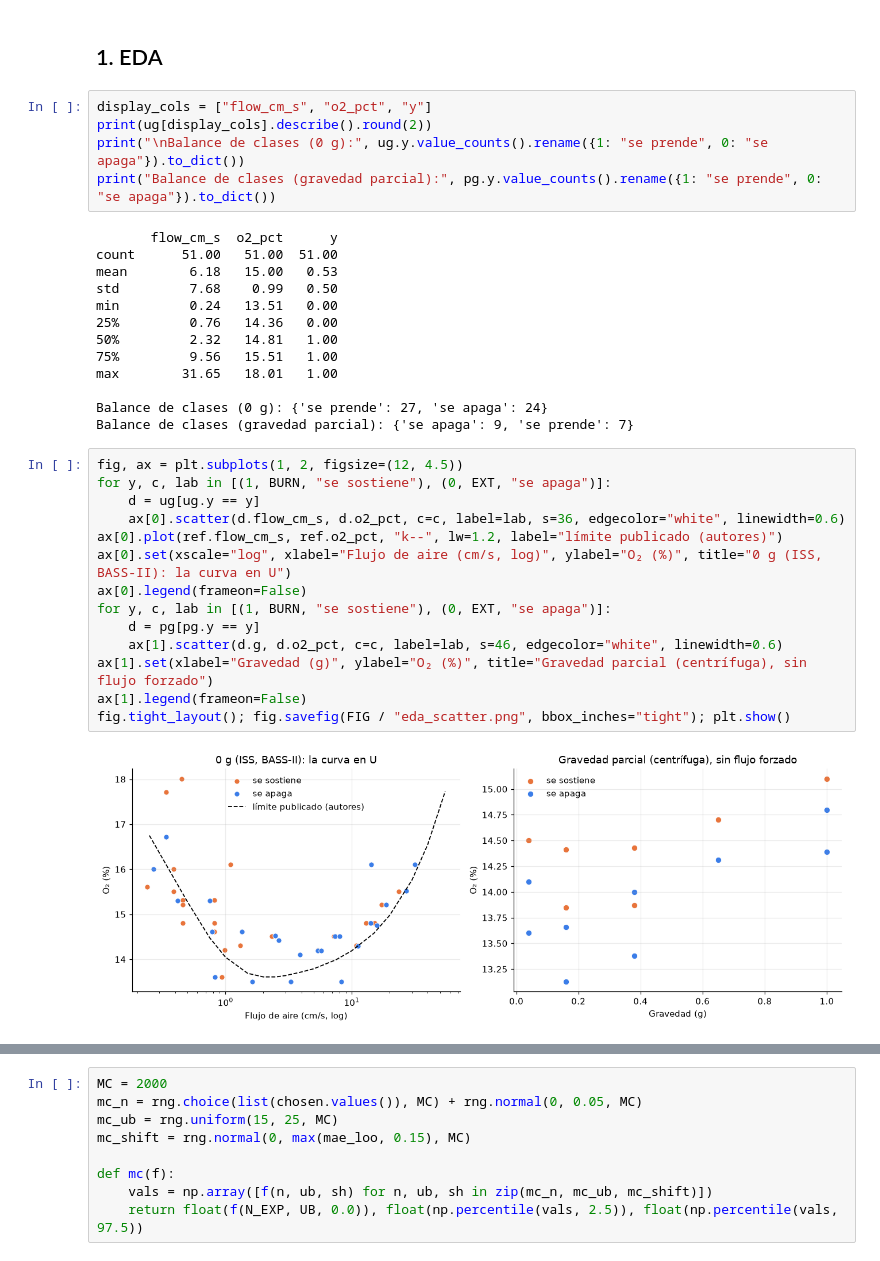
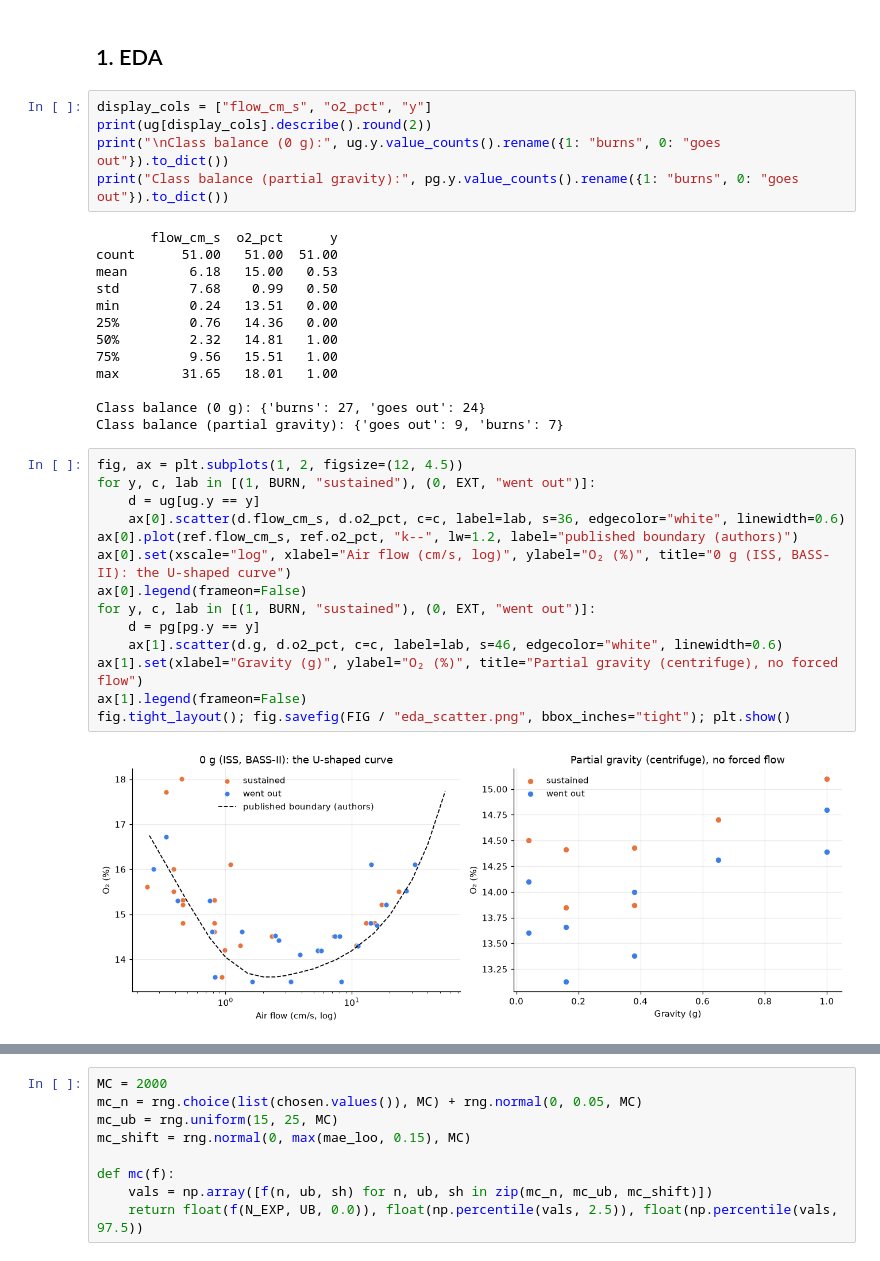
Before and after one commit to bvgori/flame-in-freefall, a Jupyter notebook: ml/flammability.ipynb, the cells around one changed output, grey strips where cells are left out. Cells and saved outputs as stored; diff of their text form.

```diff
--- a/ml/flammability.ipynb
+++ b/ml/flammability.ipynb
@@ -53,8 +53,8 @@ Entrenamiento (0 g): 51 ensayos | Validación (gravedad parcial): 16 ensayos
 # %%
 display_cols = ["flow_cm_s", "o2_pct", "y"]
 print(ug[display_cols].describe().round(2))
-print("\nBalance de clases (0 g):", ug.y.value_counts().rename({1: "se prende", 0: "se apaga"}).to_dict())
-print("Balance de clases (gravedad parcial):", pg.y.value_counts().rename({1: "se prende", 0: "se apaga"}).to_dict())
+print("\nClass balance (0 g):", ug.y.value_counts().rename({1: "burns", 0: "goes out"}).to_dict())
+print("Class balance (partial gravity):", pg.y.value_counts().rename({1: "burns", 0: "goes out"}).to_dict())
 # %% [output]
        flow_cm_s  o2_pct      y
 count      51.00   51.00  51.00
@@ -66,21 +66,21 @@ min         0.24   13.51   0.00
 75%         9.56   15.51   1.00
 max        31.65   18.01   1.00
 
-Balance de clases (0 g): {'se prende': 27, 'se apaga': 24}
-Balance de clases (gravedad parcial): {'se apaga': 9, 'se prende': 7}
+Class balance (0 g): {'burns': 27, 'goes out': 24}
+Class balance (partial gravity): {'goes out': 9, 'burns': 7}
 # %%
 fig, ax = plt.subplots(1, 2, figsize=(12, 4.5))
-for y, c, lab in [(1, BURN, "se sostiene"), (0, EXT, "se apaga")]:
+for y, c, lab in [(1, BURN, "sustained"), (0, EXT, "went out")]:
     d = ug[ug.y == y]
     ax[0].scatter(d.flow_cm_s, d.o2_pct, c=c, label=lab, s=36, edgecolor="white", linewidth=0.6)
-ax[0].plot(ref.flow_cm_s, ref.o2_pct, "k--", lw=1.2, label="límite publicado (autores)")
-ax[0].set(xscale="log", xlabel="Flujo de aire (cm/s, log)", ylabel="O₂ (%)", title="0 g (ISS, BASS-II): la curva en U")
+ax[0].plot(ref.flow_cm_s, ref.o2_pct, "k--", lw=1.2, label="published boundary (authors)")
+ax[0].set(xscale="log", xlabel="Air flow (cm/s, log)", ylabel="O₂ (%)", title="0 g (ISS, BASS-II): the U-shaped curve")
 ax[0].legend(frameon=False)
-for y, c, lab in [(1, BURN, "se sostiene"), (0, EXT, "se apaga")]:
+for y, c, lab in [(1, BURN, "sustained"), (0, EXT, "went out")]:
     d = pg[pg.y == y]
     ax[1].scatter(d.g, d.o2_pct, c=c, label=lab, s=46, edgecolor="white", linewidth=0.6)
-ax[1].set(xlabel="Gravedad (g)", ylabel="O₂ (%)", title="Gravedad parcial (centrífuga), sin flujo forzado")
+ax[1].set(xlabel="Gravity (g)", ylabel="O₂ (%)", title="Partial gravity (centrifuge), no forced flow")
 ax[1].legend(frameon=False)
 fig.tight_layout(); fig.savefig(FIG / "eda_scatter.png", bbox_inches="tight"); plt.show()
 # %% [output]
-[figure, old version]
+[figure, new version]
```
Also changed, not shown: parts of 35 cells of this notebook, 15 other files.
